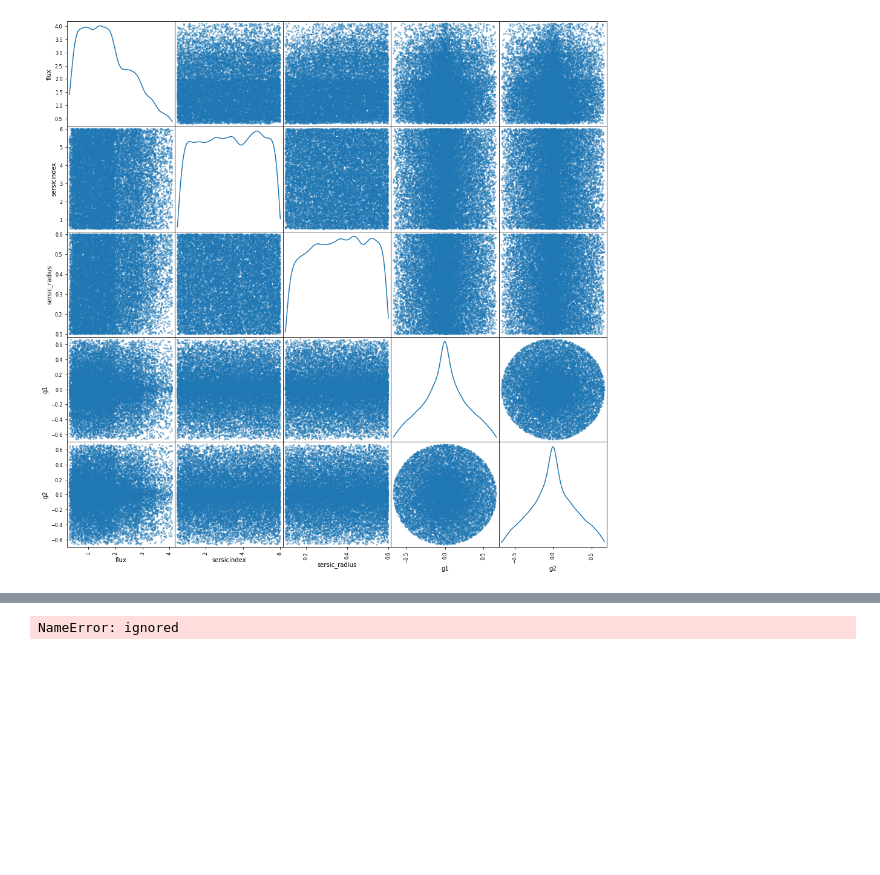
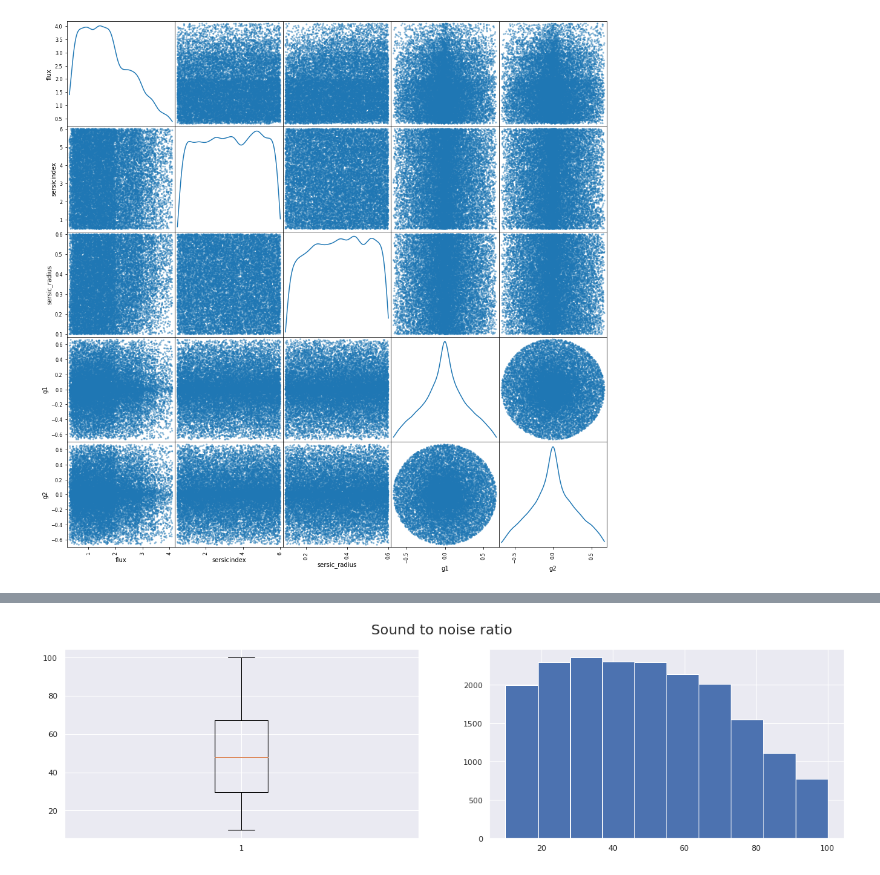
Before and after one commit to asanneh/CS109B_Final_Project_Group_35, a Jupyter notebook: CS109B_Final_Project_Group_35.ipynb, the cells around one changed output, grey strips where cells are left out. Cells and saved outputs as stored; diff of their text form; code cells hidden in the pictures; blank space fills up the shorter version.

```diff
--- a/CS109B_Final_Project_Group_35.ipynb
+++ b/CS109B_Final_Project_Group_35.ipynb
@@ -192,13 +141,9 @@ NameError: ignored
 # %%
-#
-snr = f['snr']
-
 fig, ax = plt.subplots(1,2, figsize=(20,5))
-fig.suptitle('Sound to noise ratio');
-
+fig.suptitle('Sound to noise ratio', fontsize=20);
 
 ax[0].boxplot(snr);
 ax[1].hist(snr);
 # %% [output]
-NameError: ignored
+[figure, added]
 # %%
```
Also changed, not shown: parts of 22 cells of this notebook.
